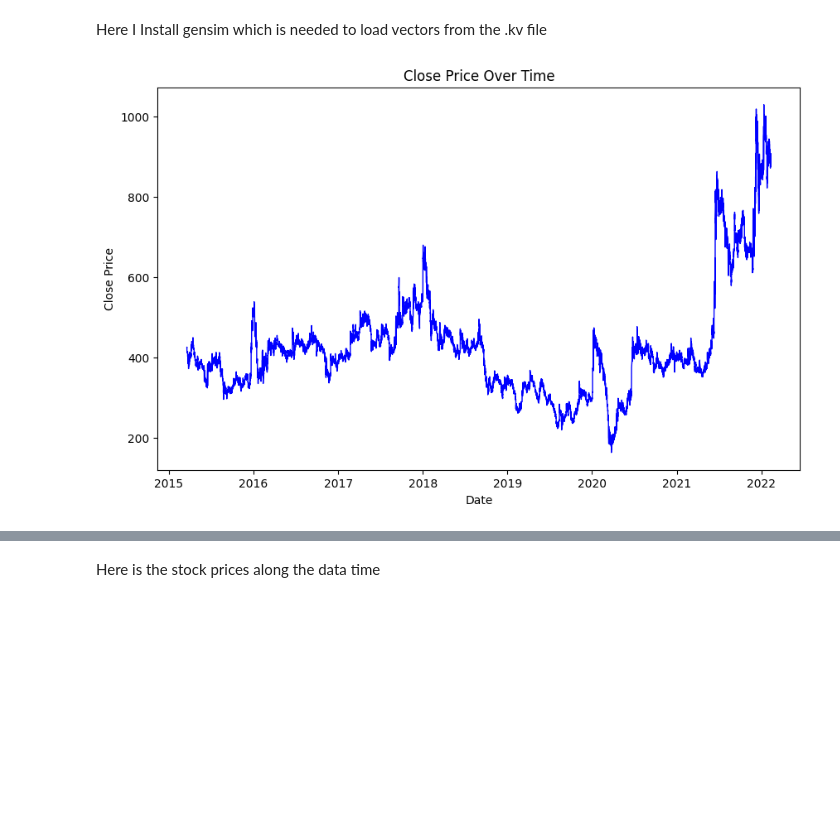
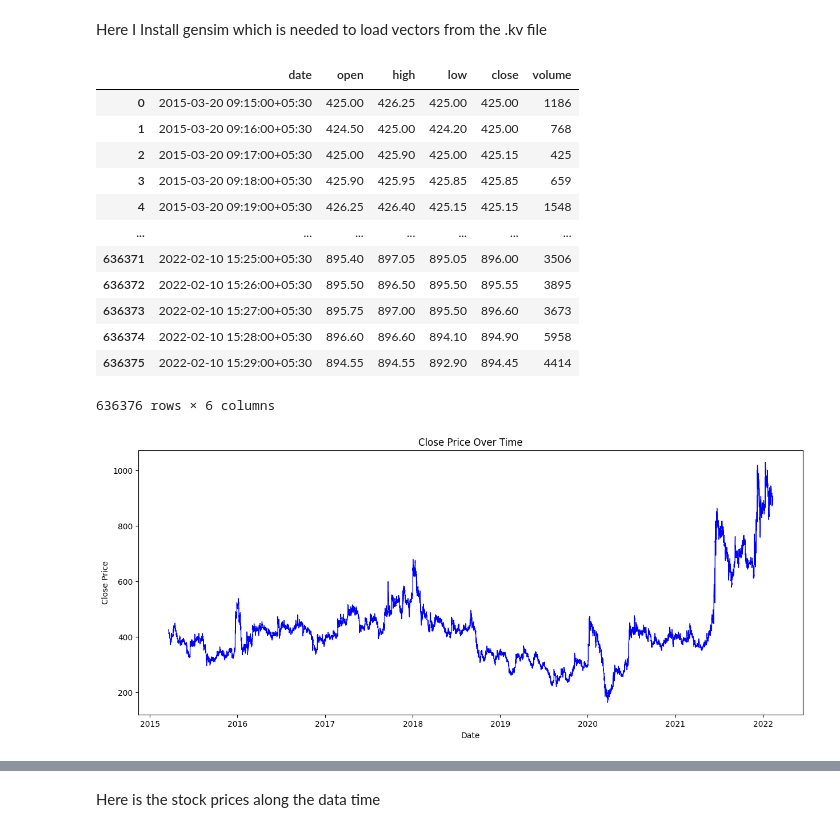
Before and after one commit to adarsh2023calc/Reliance-Stock-Analysis, a Jupyter notebook: assignment-1.ipynb, the cells around one changed output, grey strips where cells are left out. Drawn from its saved outputs; the diff is of its cells as text; code cells hidden in the pictures; blank space fills up the shorter version.

Commit message:
Kaggle Notebook | Machine Learning project | Version 8

```diff
--- a/assignment-1.ipynb
+++ b/assignment-1.ipynb
@@ -57,27 +57,43 @@ W=[]
 # Print the first 5 keys and their associated vectors
 for key in metadata:  # Adjust the range as needed to print more or fewer keys
     W.append(word_vectors[key])
+# %%
+import numpy as np
+import pandas as pd
+import matplotlib.pyplot as plt  # Corrected import
+%matplotlib inline
+
+# Load CSV
+load_csv = pd.read_csv("/kaggle/input/trading-dataset/Machine Learning Assignment Dataset/Reliance.csv")
+df = pd.DataFrame(load_csv)
+df['date'] = pd.to_datetime(df['date'])
+
+df
+# %% [output]
+|  | date | open | high | low | close | volume |
+| 0 | 2015-03-20 09:15:00+05:30 | 425.00 | 426.25 | 425.00 | 425.00 | 1186 |
+| 1 | 2015-03-20 09:16:00+05:30 | 424.50 | 425.00 | 424.20 | 425.00 | 768 |
+| 2 | 2015-03-20 09:17:00+05:30 | 425.00 | 425.90 | 425.00 | 425.15 | 425 |
+| 3 | 2015-03-20 09:18:00+05:30 | 425.90 | 425.95 | 425.85 | 425.85 | 659 |
+| 4 | 2015-03-20 09:19:00+05:30 | 426.25 | 426.40 | 425.15 | 425.15 | 1548 |
+| ... | ... | ... | ... | ... | ... | ... |
+| 636371 | 2022-02-10 15:25:00+05:30 | 895.40 | 897.05 | 895.05 | 896.00 | 3506 |
+| 636372 | 2022-02-10 15:26:00+05:30 | 895.50 | 896.50 | 895.50 | 895.55 | 3895 |
+| 636373 | 2022-02-10 15:27:00+05:30 | 895.75 | 897.00 | 895.50 | 896.60 | 3673 |
+| 636374 | 2022-02-10 15:28:00+05:30 | 896.60 | 896.60 | 894.10 | 894.90 | 5958 |
+| 636375 | 2022-02-10 15:29:00+05:30 | 894.55 | 894.55 | 892.90 | 894.45 | 4414 |
+636376 rows × 6 columns
 # %%
-import numpy as np
-import pandas as pd
-import matplotlib.pyplot as plt  # Corrected import
-%matplotlib inline
-
-# Load CSV
-load_csv = pd.read_csv("/kaggle/input/trading-dataset/Machine Learning Assignment Dataset/Reliance.csv")
-df = pd.DataFrame(load_csv)
-df['date'] = pd.to_datetime(df['date'])
-
 # Plot the 'close' column over time
-plt.figure(figsize=(10, 6))  # Optional: Set figure size for better visualization
+plt.figure(figsize=(15, 6))  # Optional: Set figure size for better visualization
 plt.title("Close Price Over Time")  # Add title to the plot
 plt.xlabel("Date")  # Label for X-axis
 plt.ylabel("Close Price")  # Label for Y-axis
 plt.plot(df["date"], df['close'], color='blue', linewidth=1)  # Use the date directly for x-axis
 
 plt.show()  # Display the plot
 # %% [output]
-[figure, old version]
+[figure, new version]
 # %%
 import pandas_ta as ta
 Stock_price=df
```
Also changed, not shown: parts of 20 cells of this notebook.
